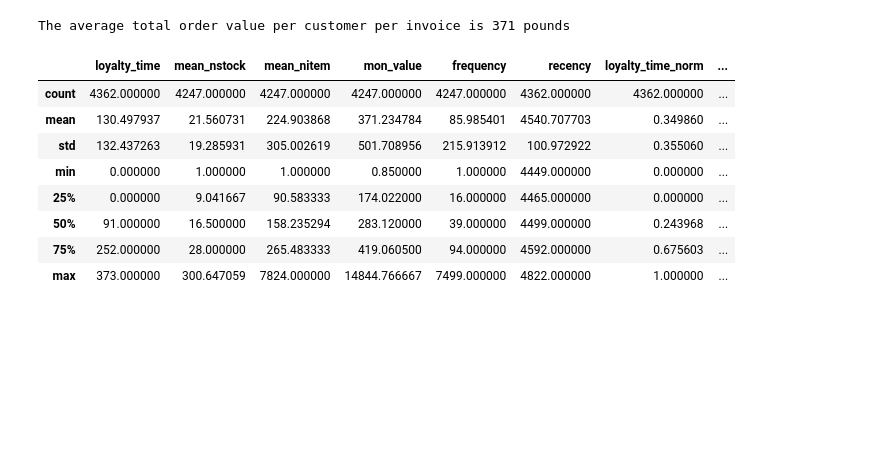
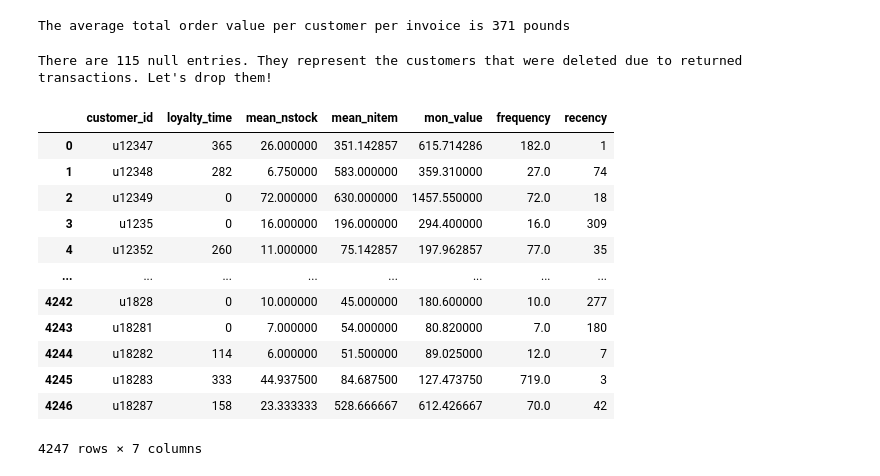
Before and after one commit to adriannaluz/data-analysis_portfolio, a Jupyter notebook: customer_segmentation/notebooks/EDA.ipynb, the cells around one changed output. Drawn from its saved outputs; the diff is of its cells as text; code cells hidden in the pictures; blank space fills up the shorter version.

Commit message:
Exporting customer's data to RFM analysis

```diff
--- a/customer_segmentation/notebooks/EDA.ipynb
+++ b/customer_segmentation/notebooks/EDA.ipynb
@@ -408,23 +408,27 @@ cust_data['mon_value'] = mean_tov_cust
 # Let's define the frequency as the total number of invoices per customer
 cust_data['frequency'] = online_trans.groupby(["customer_id"]).count()['invoice']
 # %%
-# Let's calculate the recency
-today_date = datetime.today().date() # Getting today's date
-cust_data['recency'] = (pd.to_datetime(today_date) - cust_group['invoice_date'].max()).dt.days
+# Let's calculate the recency. As the data is from 2011 I will consider recency as the difference between the last day
+# the customer order and the day after of the last purchase from the whole dataset
+cust_data['recency'] = (online_trans['invoice_date'].max() - cust_group['invoice_date'].max()).dt.days
-# %%
-for col in cust_data:
-    norm = normalize(cust_data[f"{col}"])
-    col_name = col + "_norm"
-    cust_data[f"{col_name}"] = norm
-# %%
-cust_data.describe()
-# %% [output]
-|  | loyalty_time | mean_nstock | mean_nitem | mon_value | frequency | recency | loyalty_time_norm | ... |
-| count | 4362.000000 | 4247.000000 | 4247.000000 | 4247.000000 | 4247.000000 | 4362.000000 | 4362.000000 | ... |
-| mean | 130.497937 | 21.560731 | 224.903868 | 371.234784 | 85.985401 | 4540.707703 | 0.349860 | ... |
-| std | 132.437263 | 19.285931 | 305.002619 | 501.708956 | 215.913912 | 100.972922 | 0.355060 | ... |
-| min | 0.000000 | 1.000000 | 1.000000 | 0.850000 | 1.000000 | 4449.000000 | 0.000000 | ... |
-| 25% | 0.000000 | 9.041667 | 90.583333 | 174.022000 | 16.000000 | 4465.000000 | 0.000000 | ... |
-| 50% | 91.000000 | 16.500000 | 158.235294 | 283.120000 | 39.000000 | 4499.000000 | 0.243968 | ... |
-| 75% | 252.000000 | 28.000000 | 265.483333 | 419.060500 | 94.000000 | 4592.000000 | 0.675603 | ... |
-| max | 373.000000 | 300.647059 | 7824.000000 | 14844.766667 | 7499.000000 | 4822.000000 | 1.000000 | ... |
+# %%
+print(f"There are {cust_data.isna().sum()[1]} null entries. They represent the customers that were deleted due to returned transactions. Let's drop them!")
+# %% [output]
+There are 115 null entries. They represent the customers that were deleted due to returned transactions. Let's drop them!
+# %%
+cust_data.dropna(inplace=True)
+cust_data.reset_index()
+# %% [output]
+|  | customer_id | loyalty_time | mean_nstock | mean_nitem | mon_value | frequency | recency |
+| 0 | u12347 | 365 | 26.000000 | 351.142857 | 615.714286 | 182.0 | 1 |
+| 1 | u12348 | 282 | 6.750000 | 583.000000 | 359.310000 | 27.0 | 74 |
+| 2 | u12349 | 0 | 72.000000 | 630.000000 | 1457.550000 | 72.0 | 18 |
+| 3 | u1235 | 0 | 16.000000 | 196.000000 | 294.400000 | 16.0 | 309 |
+| 4 | u12352 | 260 | 11.000000 | 75.142857 | 197.962857 | 77.0 | 35 |
+| ... | ... | ... | ... | ... | ... | ... | ... |
+| 4242 | u1828 | 0 | 10.000000 | 45.000000 | 180.600000 | 10.0 | 277 |
+| 4243 | u18281 | 0 | 7.000000 | 54.000000 | 80.820000 | 7.0 | 180 |
+| 4244 | u18282 | 114 | 6.000000 | 51.500000 | 89.025000 | 12.0 | 7 |
+| 4245 | u18283 | 333 | 44.937500 | 84.687500 | 127.473750 | 719.0 | 3 |
+| 4246 | u18287 | 158 | 23.333333 | 528.666667 | 612.426667 | 70.0 | 42 |
+4247 rows × 7 columns
```
Also changed, not shown: parts of 9 cells of this notebook.
